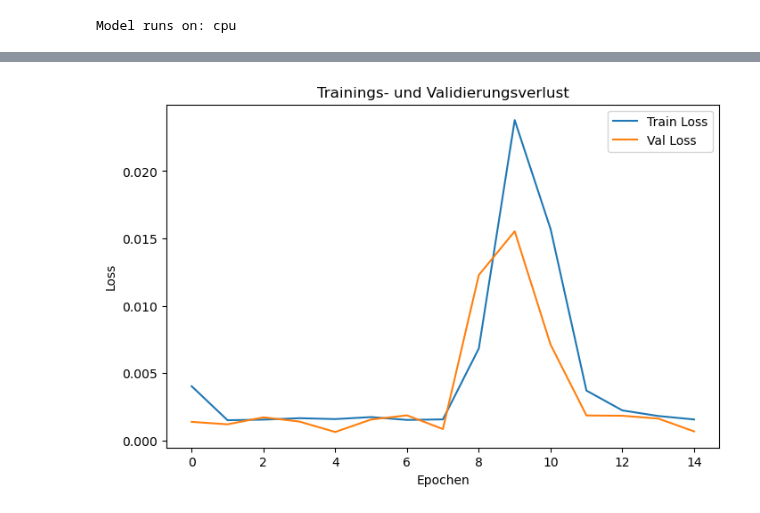
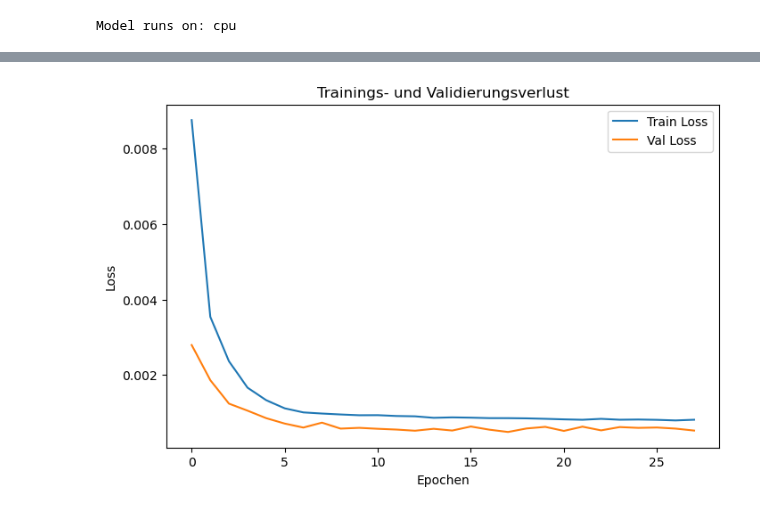
Before and after one commit to maxwebcloud/ep_forecasting, a Jupyter notebook: stacked_lstm_pytorch.ipynb, the cells around one changed output, grey strips where cells are left out. Cells and saved outputs as stored; diff of their text form; code cells hidden in the pictures.

```diff
--- a/stacked_lstm_pytorch.ipynb
+++ b/stacked_lstm_pytorch.ipynb
@@ -109,10 +109,18 @@ train_dataset = TensorDataset(X_train_tensor, y_train_tensor)
 val_dataset = TensorDataset(X_val_tensor, y_val_tensor)
 test_dataset = TensorDataset(X_test_tensor, y_test_tensor)
 
-#DataLoader
-train_loader = DataLoader(train_dataset, batch_size=32, shuffle=True, drop_last=False, num_workers=6)
-val_loader = DataLoader(val_dataset, batch_size=32, shuffle=False, drop_last=False, num_workers=6)
-test_loader = DataLoader(test_dataset, batch_size=32, shuffle=False, drop_last=False, num_workers=6)
+
+def get_dataloaders(seed):
+
+    g = torch.Generator()
+    g.manual_seed(seed)
+
+    #DataLoader
+    train_loader = DataLoader(train_dataset, batch_size=32, shuffle=True, drop_last=False, num_workers=0, generator= g)
+    val_loader = DataLoader(val_dataset, batch_size=32, shuffle=False, drop_last=False, num_workers=0, generator = g)
+    test_loader = DataLoader(test_dataset, batch_size=32, shuffle=False, drop_last=False, num_workers=0, generator=g)
+
+    return train_loader, test_loader, val_loader
 # %%
 X_train_tensor.shape
 # %% [output]
@@ -261,6 +272,7 @@ with open("best_hp_all_models/best_hp_slstm.json", "r") as f:
 # %%
 # Bestes Modell mit den gefundenen Hyperparametern trainieren
 set_seed()
+train_loader, _, val_loader = get_dataloaders(SEED)
 
 final_model = StackedLSTMModel(input_size=X_train.shape[2], hp=best_hp)
 criterion = nn.MSELoss()
@@ -340,4 +353,4 @@ Early stopping nach 15 Epochen.
-[figure, old version]
+[figure, new version]
 # %%
 # load trained model
 slstm_final = StackedLSTMModel(input_size=X_train.shape[2], hp=best_hp)
```
Also changed, not shown: parts of 5 cells of this notebook, 1 other file.
